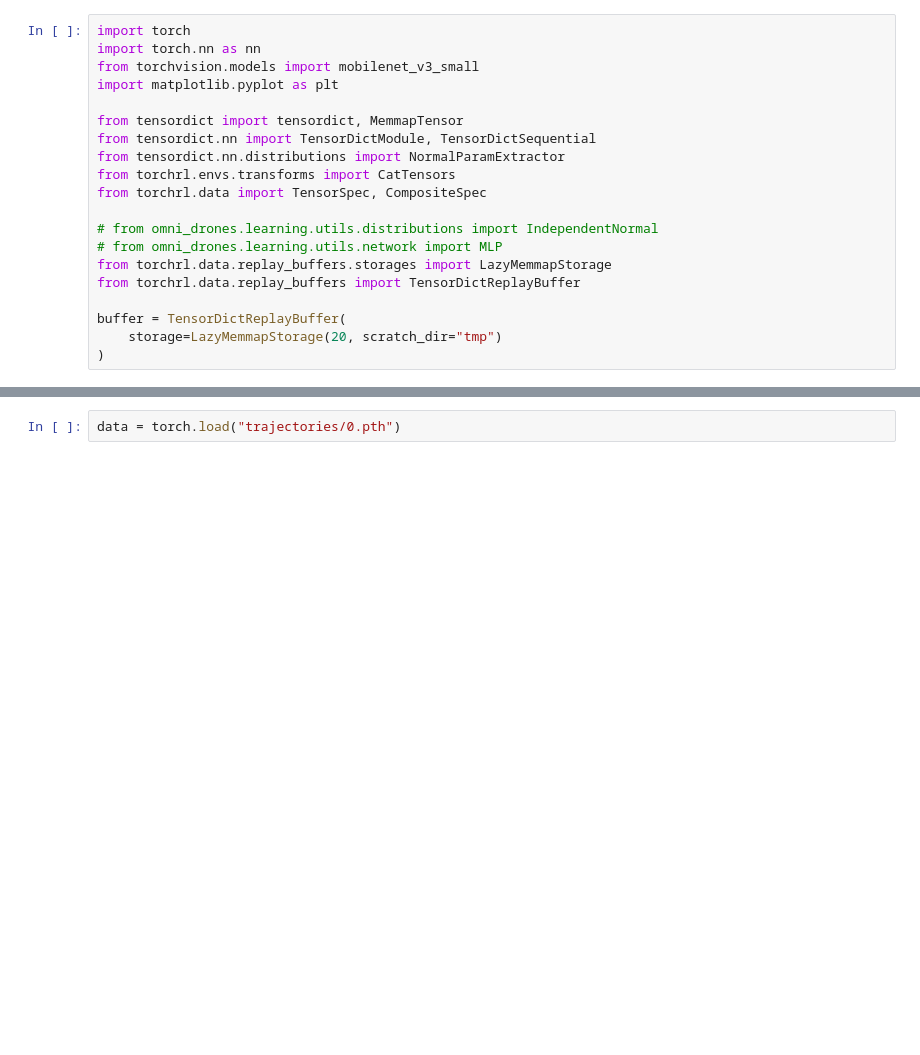
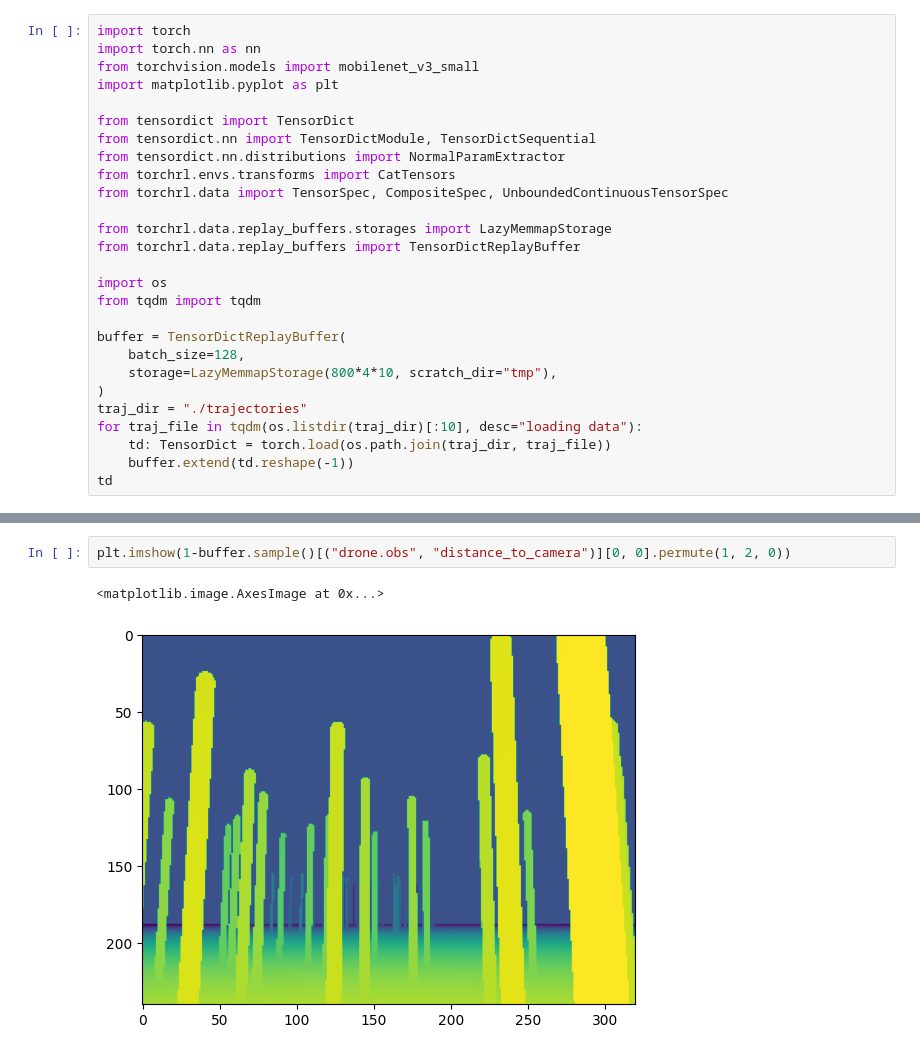
Before and after one commit to btx0424/OmniDrones, a Jupyter notebook: scripts/visual_navigation/test_backbone.ipynb, the cells around one changed output, grey strips where cells are left out. Cells and saved outputs as stored; diff of their text form; blank space fills up the shorter version.

```diff
--- a/scripts/visual_navigation/test_backbone.ipynb
+++ b/scripts/visual_navigation/test_backbone.ipynb
@@ -4,17 +4,24 @@ import torch.nn as nn
 from torchvision.models import mobilenet_v3_small
 import matplotlib.pyplot as plt
 
-from tensordict import tensordict, MemmapTensor
+from tensordict import TensorDict
 from tensordict.nn import TensorDictModule, TensorDictSequential
 from tensordict.nn.distributions import NormalParamExtractor
 from torchrl.envs.transforms import CatTensors
-from torchrl.data import TensorSpec, CompositeSpec
+from torchrl.data import TensorSpec, CompositeSpec, UnboundedContinuousTensorSpec
 
-# from omni_drones.learning.utils.distributions import IndependentNormal
-# from omni_drones.learning.utils.network import MLP
 from torchrl.data.replay_buffers.storages import LazyMemmapStorage
 from torchrl.data.replay_buffers import TensorDictReplayBuffer
 
+import os
+from tqdm import tqdm
+
 buffer = TensorDictReplayBuffer(
-    storage=LazyMemmapStorage(20, scratch_dir="tmp")
+    batch_size=128,
+    storage=LazyMemmapStorage(800*4*10, scratch_dir="tmp"),
 )
+traj_dir = "./trajectories"
+for traj_file in tqdm(os.listdir(traj_dir)[:10], desc="loading data"):
+    td: TensorDict = torch.load(os.path.join(traj_dir, traj_file))
+    buffer.extend(td.reshape(-1))
+td
@@ -21,3 +43,6 @@ buffer = TensorDictReplayBuffer(
-# %%
-data = torch.load("trajectories/0.pth")
+# %%
+plt.imshow(1-buffer.sample()[("drone.obs", "distance_to_camera")][0, 0].permute(1, 2, 0))
+# %% [output]
+<matplotlib.image.AxesImage at 0x...>
+[figure, added]
 # %%
```
Also changed, not shown: parts of 3 cells of this notebook, 6 other files.
